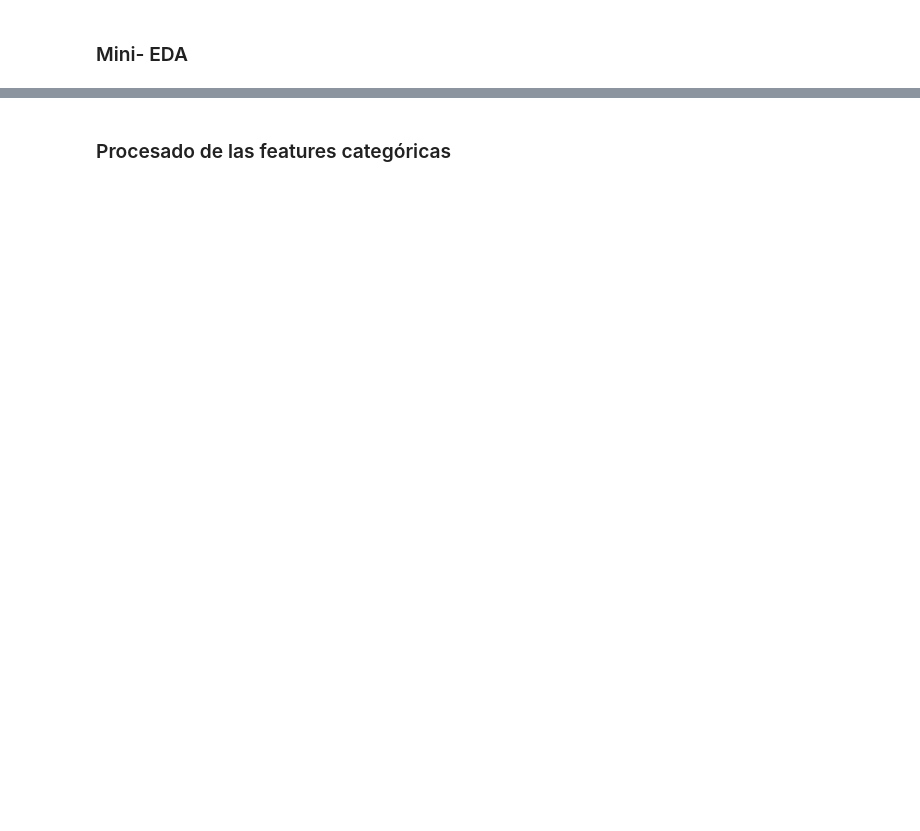
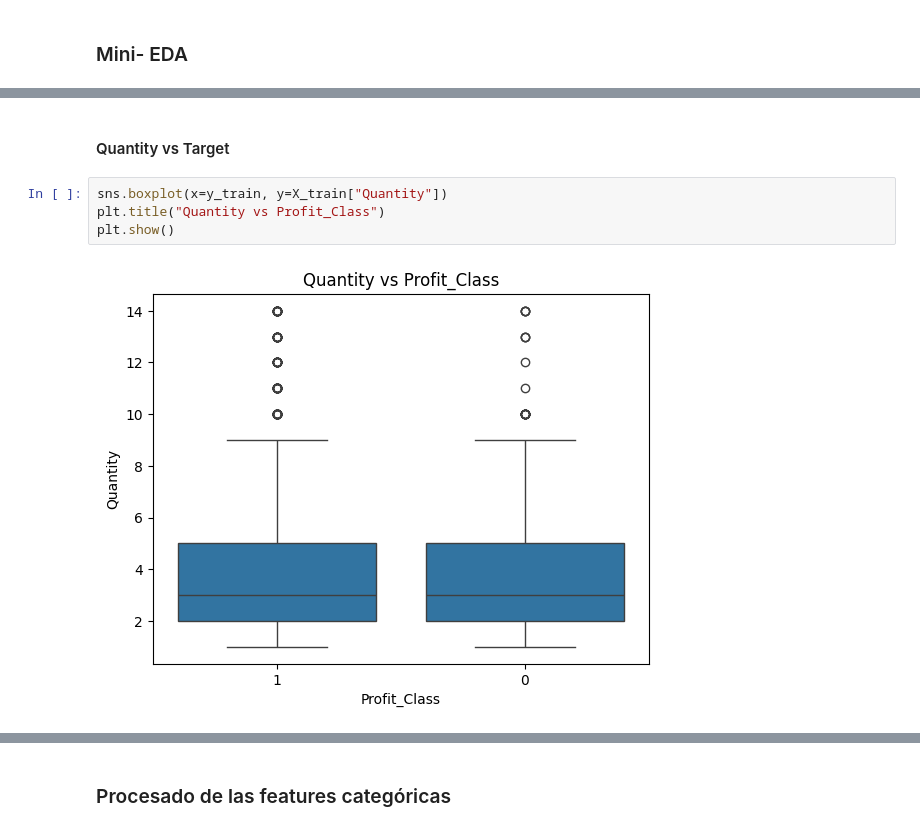
Before and after one commit to asgr29/ML_Product_Profit_Classifier, a Jupyter notebook: src/notebooks/notebook_sucio.ipynb, the cells around one changed output, grey strips where cells are left out. Saved outputs shown, nothing was run; the diff lists cells and outputs as text; blank space fills up the shorter version.

```diff
--- a/src/notebooks/notebook_sucio.ipynb
+++ b/src/notebooks/notebook_sucio.ipynb
@@ -381,0 +464,8 @@ features_num, features_cat
+# %% [markdown]
+#### Quantity vs Target
+# %%
+sns.boxplot(x=y_train, y=X_train["Quantity"])
+plt.title("Quantity vs Profit_Class")
+plt.show()
+# %% [output]
+[figure, added]
```
Also changed, not shown: parts of 36 cells of this notebook.
